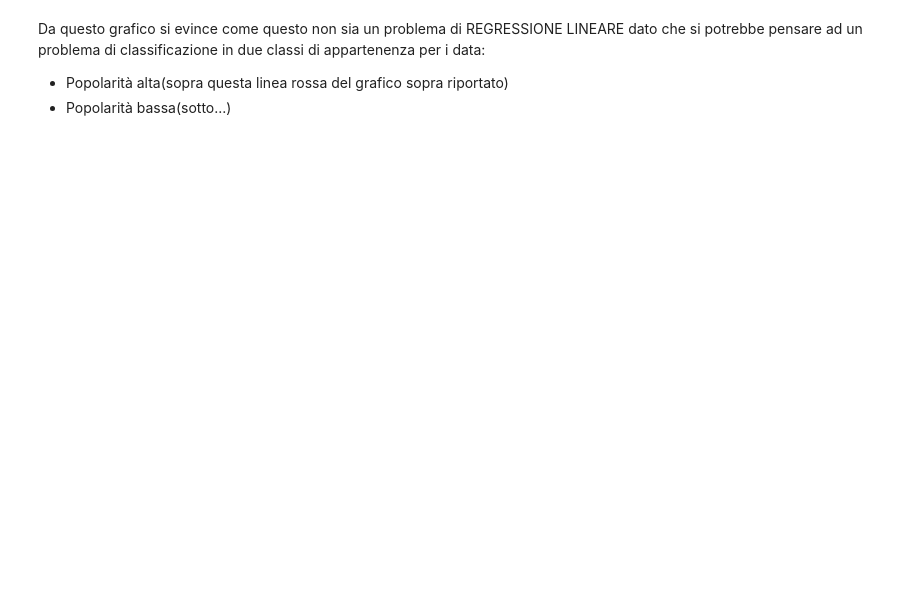
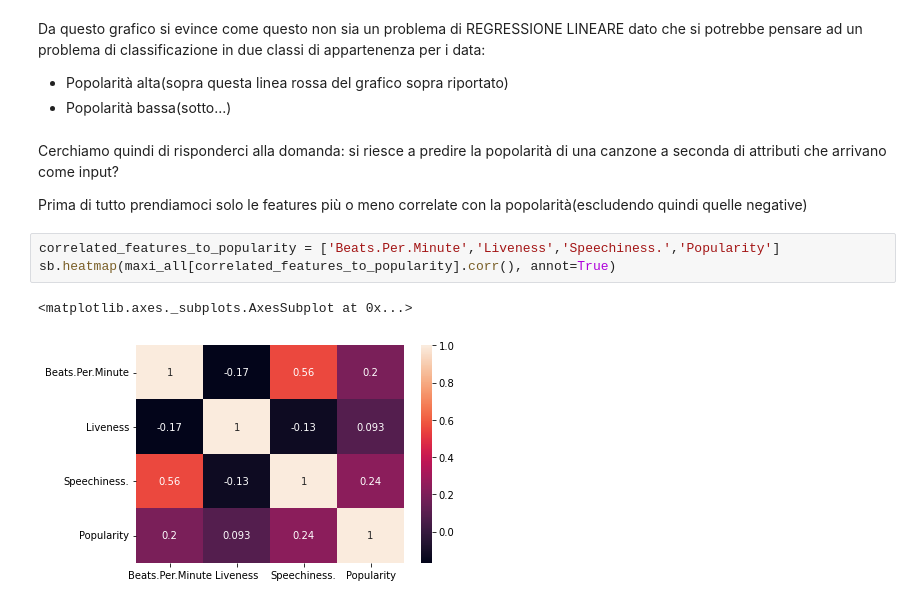
Before and after one commit to PedemonteGiacomo/DataScienceProject, a Jupyter notebook: project.ipynb, the cells around one changed output. Drawn from its saved outputs; the diff is of its cells as text; blank space fills up the shorter version.

```diff
--- a/project.ipynb
+++ b/project.ipynb
@@ -756,3 +761,13 @@ coefficient: [0.10312848]
 Da questo grafico si evince come questo non sia un problema di REGRESSIONE LINEARE dato che si potrebbe pensare ad un problema di classificazione in due classi di appartenenza per i data:
 - Popolarità alta(sopra questa linea rossa del grafico sopra riportato)
 - Popolarità bassa(sotto...)
+# %% [markdown]
+Cerchiamo quindi di risponderci alla domanda: si riesce a predire la popolarità di una canzone a seconda di attributi che arrivano come input?
+
+Prima di tutto prendiamoci solo le features più o meno correlate con la popolarità(escludendo quindi quelle negative)
+# %%
+correlated_features_to_popularity = ['Beats.Per.Minute','Liveness','Speechiness.','Popularity']
+sb.heatmap(maxi_all[correlated_features_to_popularity].corr(), annot=True)
+# %% [output]
+<matplotlib.axes._subplots.AxesSubplot at 0x...>
+[figure, added]
```
Also changed, not shown: parts of 7 cells of this notebook.
